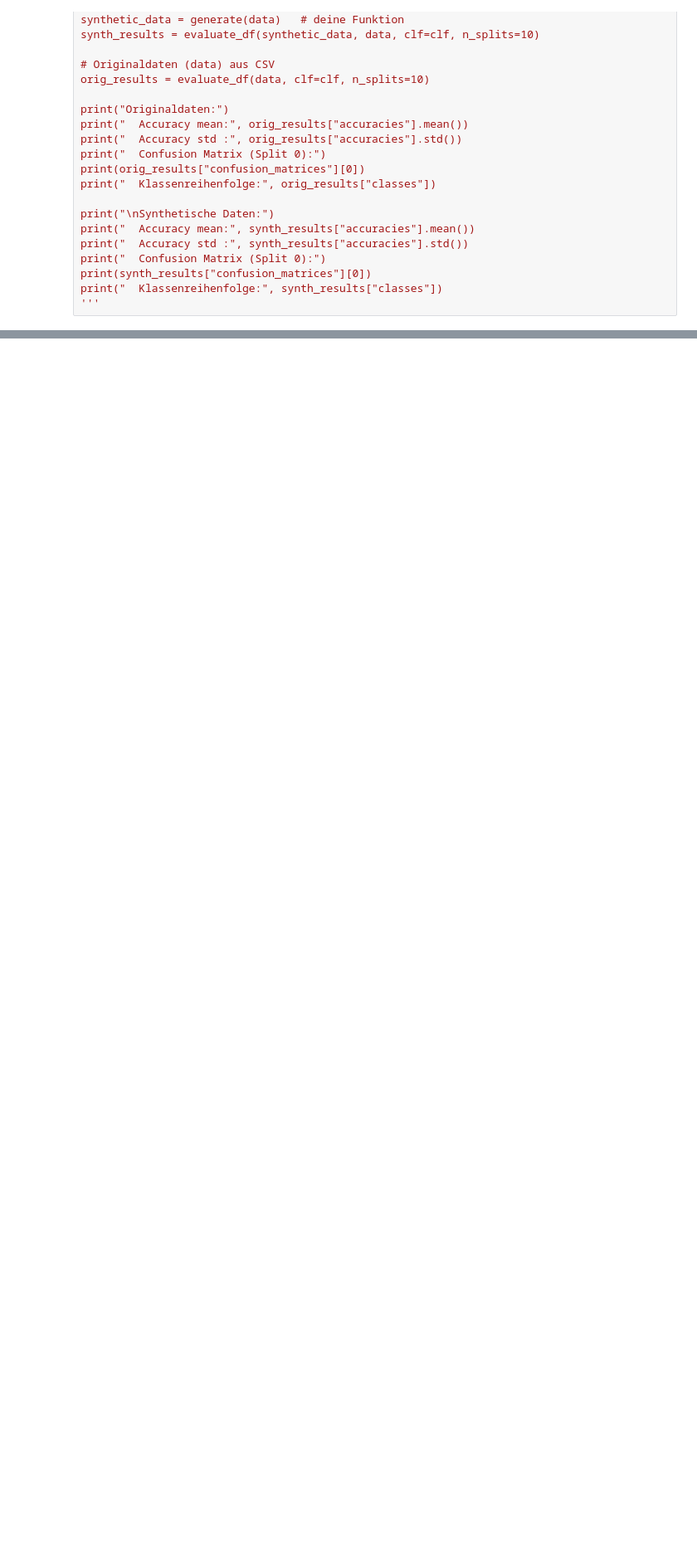
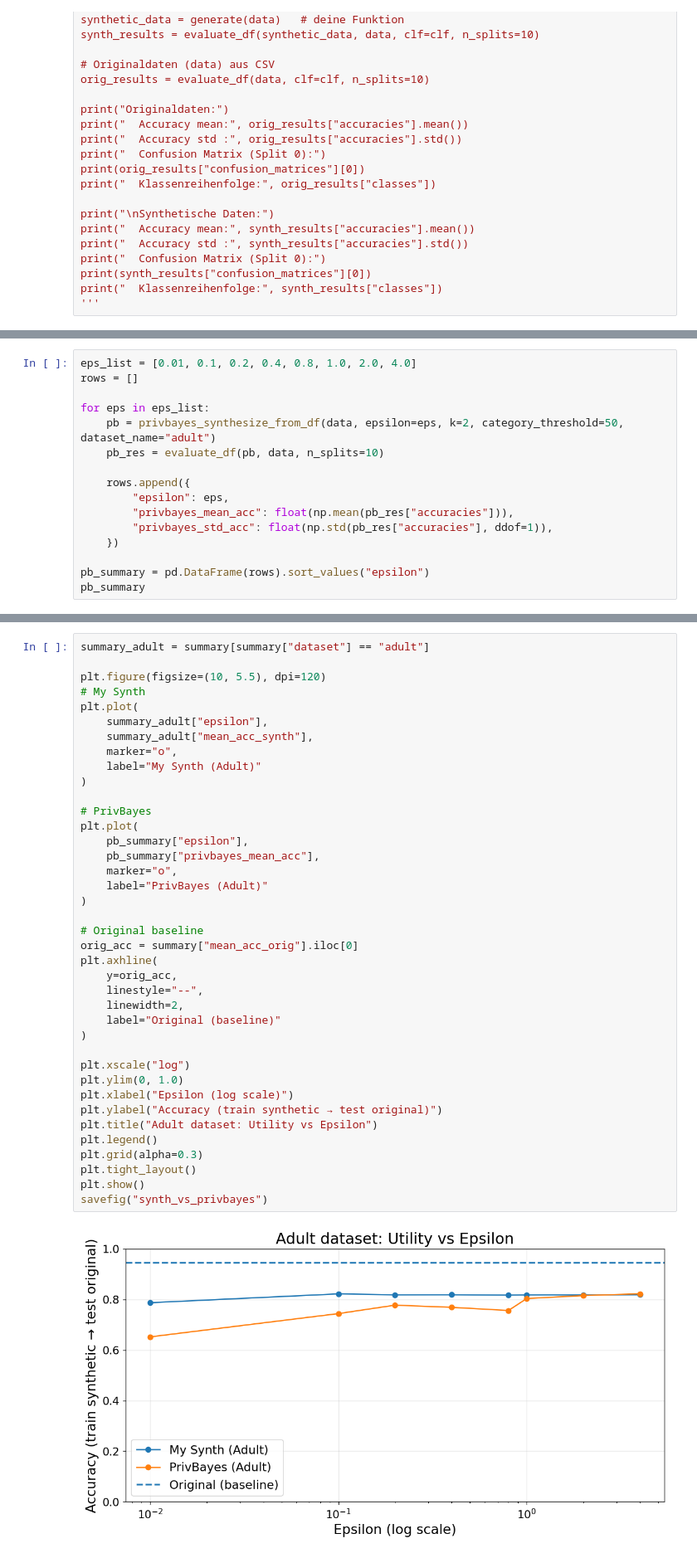
Before and after one commit to ruperthaderer/dp-synth-classification, a Jupyter notebook: generate_synth_data_1.ipynb, the cells around one changed output, grey strips where cells are left out. Shown at 83% size. Cells and saved outputs as stored; diff of their text form; blank space fills up the shorter version.

```diff
--- a/generate_synth_data_1.ipynb
+++ b/generate_synth_data_1.ipynb
@@ -558,0 +894,16 @@ print(pivot_diff)
+# %%
+eps_list = [0.01, 0.1, 0.2, 0.4, 0.8, 1.0, 2.0, 4.0]
+rows = []
+
+for eps in eps_list:
+    pb = privbayes_synthesize_from_df(data, epsilon=eps, k=2, category_threshold=50, dataset_name="adult")
+    pb_res = evaluate_df(pb, data, n_splits=10)
+
+    rows.append({
+        "epsilon": eps,
+        "privbayes_mean_acc": float(np.mean(pb_res["accuracies"])),
+        "privbayes_std_acc": float(np.std(pb_res["accuracies"], ddof=1)),
+    })
+
+pb_summary = pd.DataFrame(rows).sort_values("epsilon")
+pb_summary
@@ -558,0 +937,41 @@ print(pivot_diff)
+# %%
+summary_adult = summary[summary["dataset"] == "adult"]
+
+plt.figure(figsize=(10, 5.5), dpi=120)
+# My Synth
+plt.plot(
+    summary_adult["epsilon"],
+    summary_adult["mean_acc_synth"],
+    marker="o",
+    label="My Synth (Adult)"
+)
+
+# PrivBayes
+plt.plot(
+    pb_summary["epsilon"],
+    pb_summary["privbayes_mean_acc"],
+    marker="o",
+    label="PrivBayes (Adult)"
+)
+
+# Original baseline
+orig_acc = summary["mean_acc_orig"].iloc[0]
+plt.axhline(
+    y=orig_acc,
+    linestyle="--",
+    linewidth=2,
+    label="Original (baseline)"
+)
+
+plt.xscale("log")
+plt.ylim(0, 1.0)
+plt.xlabel("Epsilon (log scale)")
+plt.ylabel("Accuracy (train synthetic → test original)")
+plt.title("Adult dataset: Utility vs Epsilon")
+plt.legend()
+plt.grid(alpha=0.3)
+plt.tight_layout()
+plt.show()
+savefig("synth_vs_privbayes")
+# %% [output]
+[figure, added]
```
Also changed, not shown: parts of 9 cells of this notebook, 12 other files.
